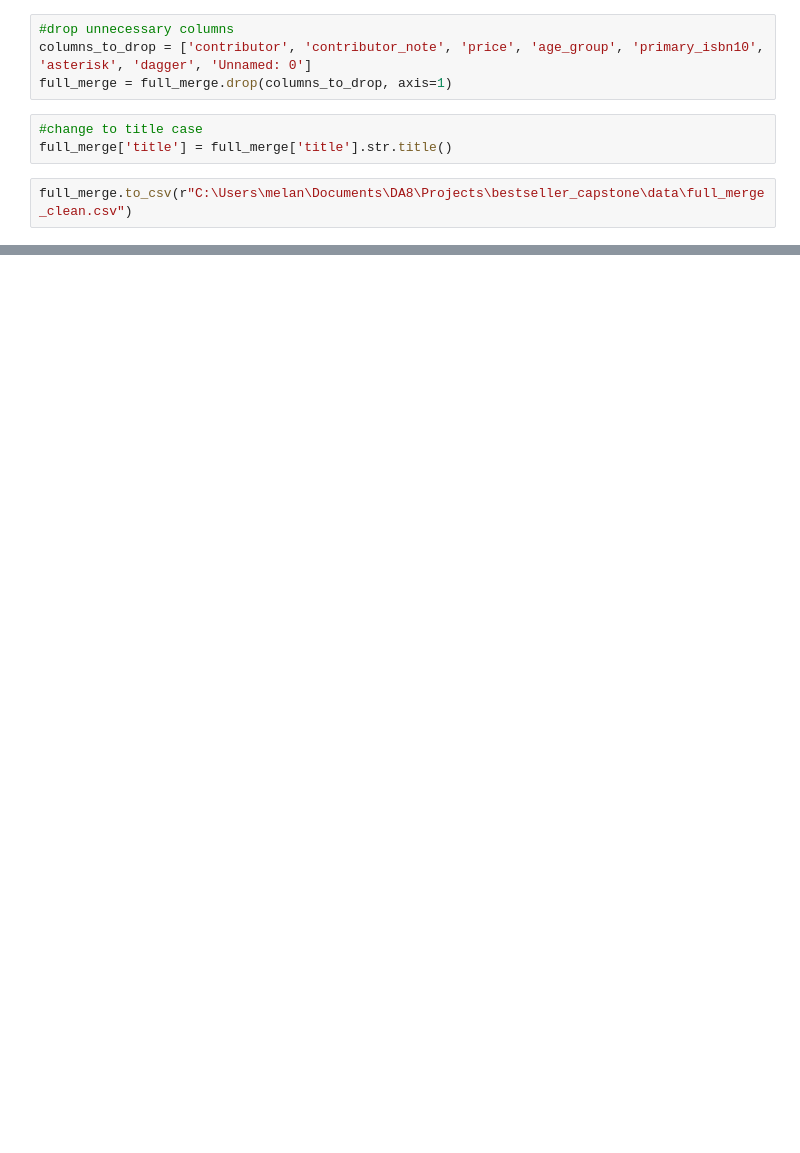
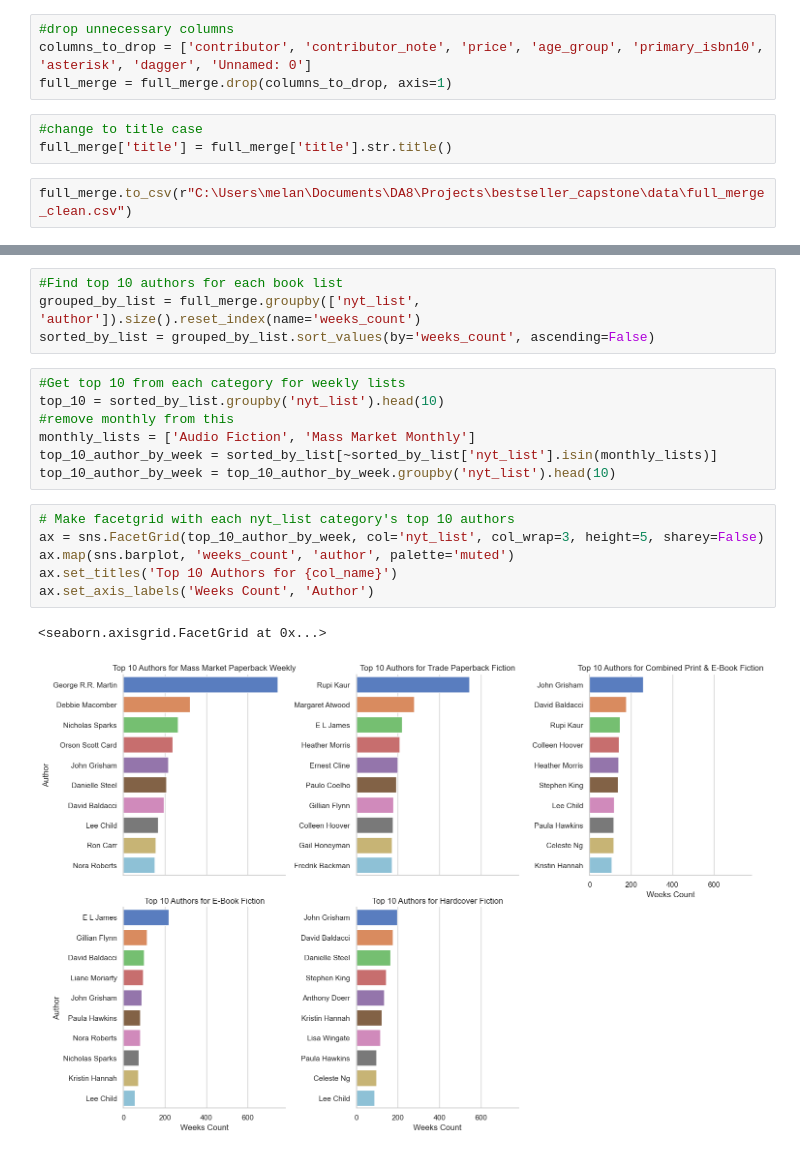
Before and after one commit to melaniewesson/bestseller_capstone, a Jupyter notebook: notebooks/bestsellers_analaysis.ipynb, the cells around one changed output, grey strips where cells are left out. Saved outputs shown, nothing was run; the diff lists cells and outputs as text; blank space fills up the shorter version.

```diff
--- a/notebooks/bestsellers_analaysis.ipynb
+++ b/notebooks/bestsellers_analaysis.ipynb
@@ -274,0 +306,20 @@ bar.set(ylabel = "Author", xlabel= 'Frequency (in weeks)', title="Frequency of T
+# %%
+#Find top 10 authors for each book list
+grouped_by_list = full_merge.groupby(['nyt_list', 'author']).size().reset_index(name='weeks_count')
+sorted_by_list = grouped_by_list.sort_values(by='weeks_count', ascending=False)
+# %%
+#Get top 10 from each category for weekly lists
+top_10 = sorted_by_list.groupby('nyt_list').head(10)
+#remove monthly from this
+monthly_lists = ['Audio Fiction', 'Mass Market Monthly']
+top_10_author_by_week = sorted_by_list[~sorted_by_list['nyt_list'].isin(monthly_lists)]
+top_10_author_by_week = top_10_author_by_week.groupby('nyt_list').head(10)
+# %%
+# Make facetgrid with each nyt_list category's top 10 authors
+ax = sns.FacetGrid(top_10_author_by_week, col='nyt_list', col_wrap=3, height=5, sharey=False)
+ax.map(sns.barplot, 'weeks_count', 'author', palette='muted')
+ax.set_titles('Top 10 Authors for {col_name}')
+ax.set_axis_labels('Weeks Count', 'Author')
+# %% [output]
+<seaborn.axisgrid.FacetGrid at 0x...>
+[figure, added]
```
Also changed, not shown: parts of 14 cells of this notebook.
